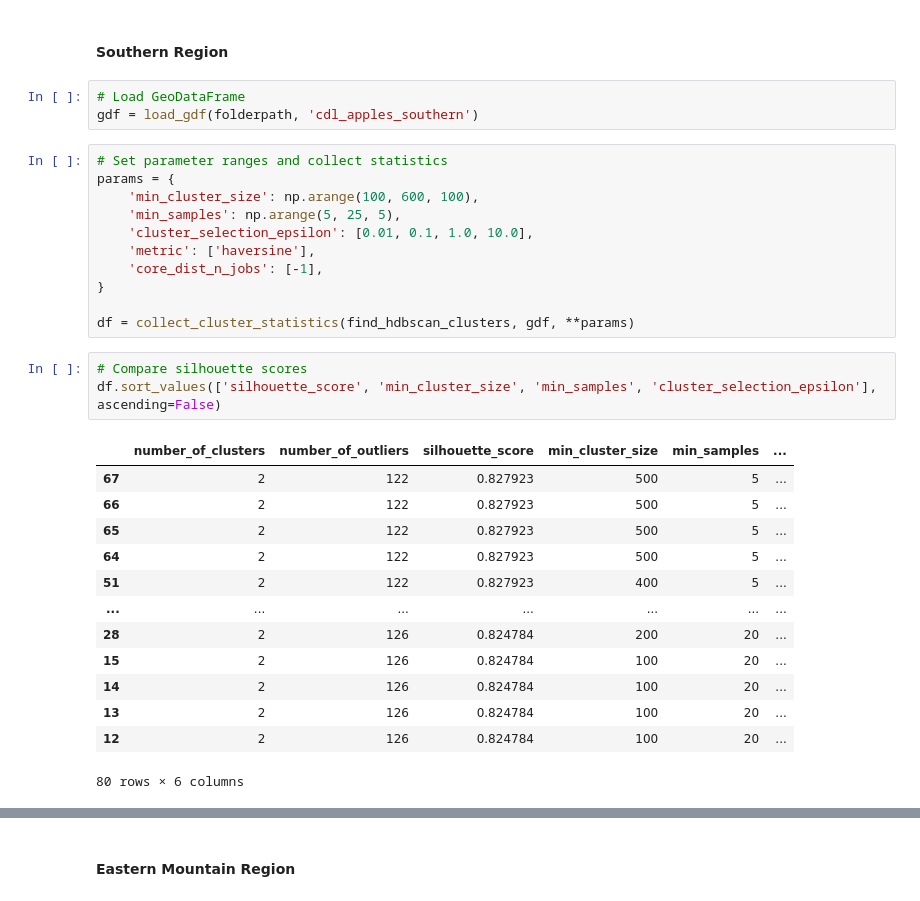
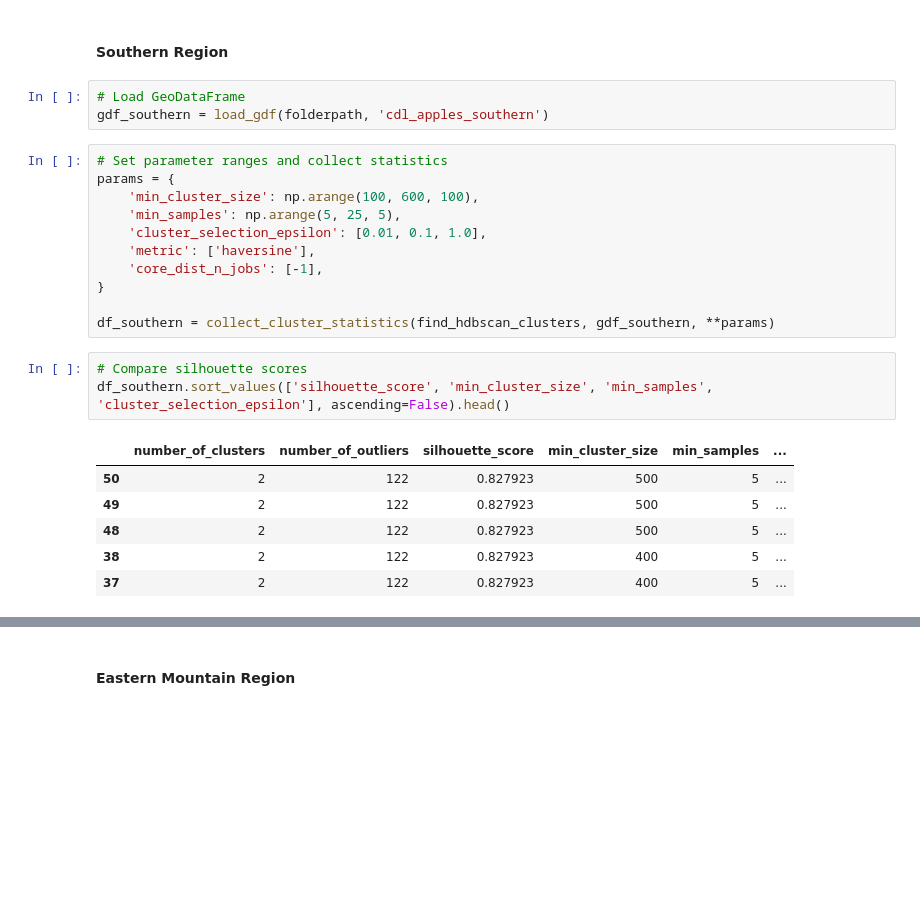
Before and after one commit to FixCarbon/um-mads, a Jupyter notebook: notebooks/create_polygons.ipynb, the cells around one changed output, grey strips where cells are left out. Drawn from its saved outputs; the diff is of its cells as text; blank space fills up the shorter version.

```diff
--- a/notebooks/create_polygons.ipynb
+++ b/notebooks/create_polygons.ipynb
@@ -328,32 +400,25 @@ plt.show()
 #### Southern Region
 # %%
 # Load GeoDataFrame
-gdf = load_gdf(folderpath, 'cdl_apples_southern')
+gdf_southern = load_gdf(folderpath, 'cdl_apples_southern')
 # %%
 # Set parameter ranges and collect statistics
 params = {
     'min_cluster_size': np.arange(100, 600, 100),
     'min_samples': np.arange(5, 25, 5),
-    'cluster_selection_epsilon': [0.01, 0.1, 1.0, 10.0],
+    'cluster_selection_epsilon': [0.01, 0.1, 1.0],
     'metric': ['haversine'],
     'core_dist_n_jobs': [-1],
 }
 
-df = collect_cluster_statistics(find_hdbscan_clusters, gdf, **params)
+df_southern = collect_cluster_statistics(find_hdbscan_clusters, gdf_southern, **params)
 # %%
 # Compare silhouette scores
-df.sort_values(['silhouette_score', 'min_cluster_size', 'min_samples', 'cluster_selection_epsilon'], ascending=False)
+df_southern.sort_values(['silhouette_score', 'min_cluster_size', 'min_samples', 'cluster_selection_epsilon'], ascending=False).head()
 # %% [output]
 |  | number_of_clusters | number_of_outliers | silhouette_score | min_cluster_size | min_samples | ... |
-| 67 | 2 | 122 | 0.827923 | 500 | 5 | ... |
-| 66 | 2 | 122 | 0.827923 | 500 | 5 | ... |
-| 65 | 2 | 122 | 0.827923 | 500 | 5 | ... |
-| 64 | 2 | 122 | 0.827923 | 500 | 5 | ... |
-| 51 | 2 | 122 | 0.827923 | 400 | 5 | ... |
-| ... | ... | ... | ... | ... | ... | ... |
-| 28 | 2 | 126 | 0.824784 | 200 | 20 | ... |
-| 15 | 2 | 126 | 0.824784 | 100 | 20 | ... |
-| 14 | 2 | 126 | 0.824784 | 100 | 20 | ... |
-| 13 | 2 | 126 | 0.824784 | 100 | 20 | ... |
-| 12 | 2 | 126 | 0.824784 | 100 | 20 | ... |
+| 50 | 2 | 122 | 0.827923 | 500 | 5 | ... |
+| 49 | 2 | 122 | 0.827923 | 500 | 5 | ... |
+| 48 | 2 | 122 | 0.827923 | 500 | 5 | ... |
+| 38 | 2 | 122 | 0.827923 | 400 | 5 | ... |
+| 37 | 2 | 122 | 0.827923 | 400 | 5 | ... |
-80 rows × 6 columns
```
Also changed, not shown: parts of 27 cells of this notebook, 15 other files.
